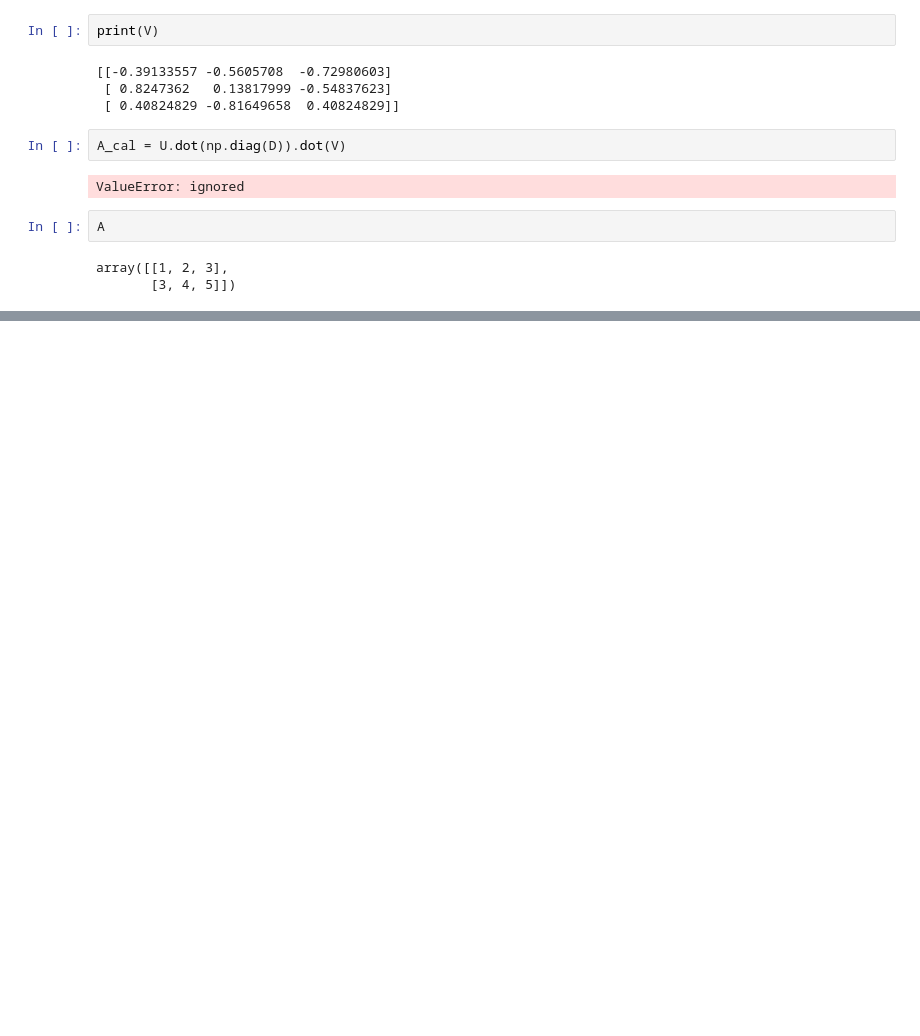
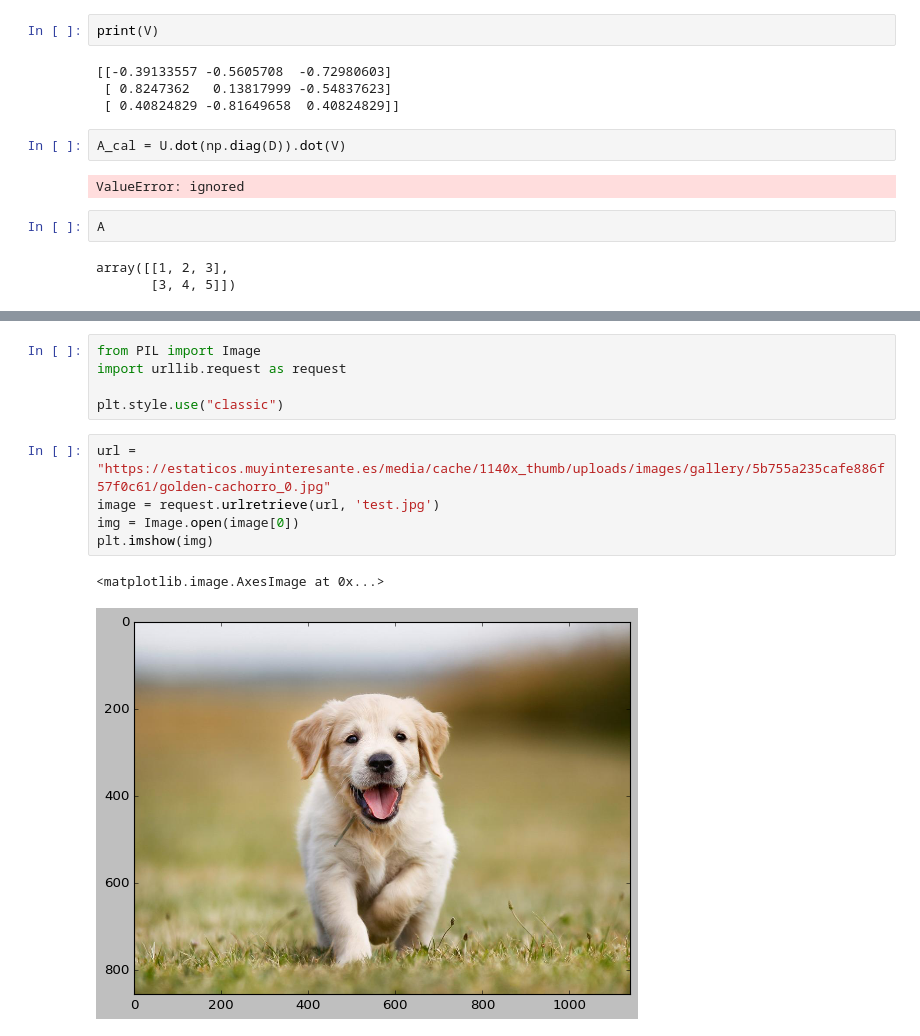
Before and after one commit to Mahonry/LinearAlgebra, a Jupyter notebook: LinearAlgebra.ipynb, the cells around one changed output, grey strips where cells are left out. Drawn from its saved outputs; the diff is of its cells as text; blank space fills up the shorter version.

```diff
--- a/LinearAlgebra.ipynb
+++ b/LinearAlgebra.ipynb
@@ -202,0 +351,13 @@ ____________________________________________________
+# %%
+from PIL import Image
+import urllib.request as request
+
+plt.style.use("classic")
+# %%
+url = "https://estaticos.muyinteresante.es/media/cache/1140x_thumb/uploads/images/gallery/5b755a235cafe886f57f0c61/golden-cachorro_0.jpg"
+image = request.urlretrieve(url, 'test.jpg')
+img = Image.open(image[0])
+plt.imshow(img)
+# %% [output]
+<matplotlib.image.AxesImage at 0x...>
+[figure, added]
```
Also changed, not shown: parts of 29 cells of this notebook.
